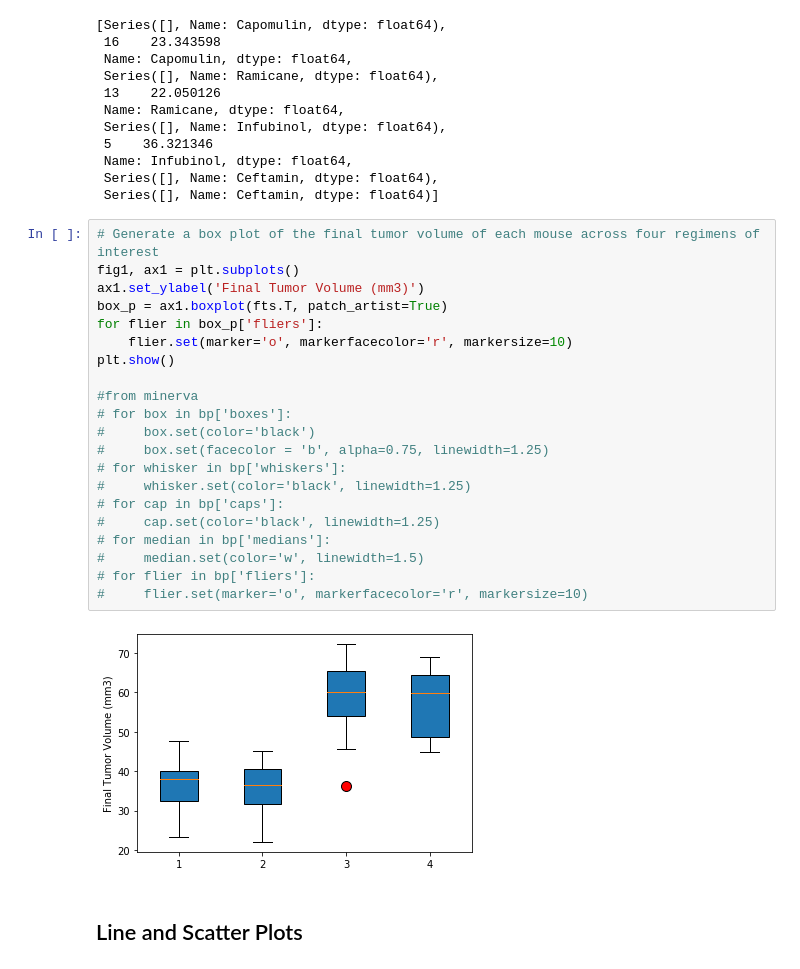
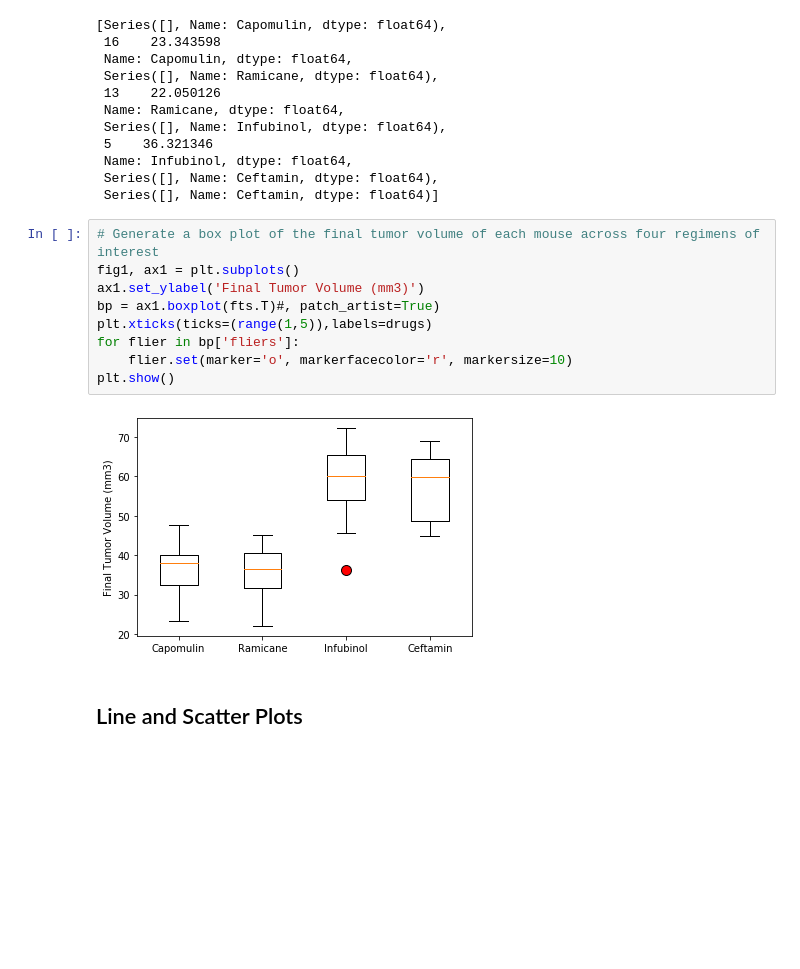
Before and after one commit to brainmagmo/matplotlib-challenge, a Jupyter notebook: Instructions/Pymaceuticals/Pymaceuticals_starter_with_outputs.ipynb, the cells around one changed output. Drawn from its saved outputs; the diff is of its cells as text; blank space fills up the shorter version.

Commit message:
fixed a missing label

```diff
--- a/Instructions/Pymaceuticals/Pymaceuticals_starter_with_outputs.ipynb
+++ b/Instructions/Pymaceuticals/Pymaceuticals_starter_with_outputs.ipynb
@@ -349,26 +349,14 @@ outliers
 # %%
 # Generate a box plot of the final tumor volume of each mouse across four regimens of interest
 fig1, ax1 = plt.subplots()
 ax1.set_ylabel('Final Tumor Volume (mm3)')
-box_p = ax1.boxplot(fts.T, patch_artist=True)
-for flier in box_p['fliers']:
+bp = ax1.boxplot(fts.T)#, patch_artist=True)
+plt.xticks(ticks=(range(1,5)),labels=drugs)
+for flier in bp['fliers']:
     flier.set(marker='o', markerfacecolor='r', markersize=10)
 plt.show()
-
-#from minerva
-# for box in bp['boxes']:
-#     box.set(color='black')
-#     box.set(facecolor = 'b', alpha=0.75, linewidth=1.25)
-# for whisker in bp['whiskers']:
-#     whisker.set(color='black', linewidth=1.25)
-# for cap in bp['caps']:
-#     cap.set(color='black', linewidth=1.25)
-# for median in bp['medians']:
-#     median.set(color='w', linewidth=1.5)
-# for flier in bp['fliers']:
-#     flier.set(marker='o', markerfacecolor='r', markersize=10)
 # %% [output]
-[figure, old version]
+[figure, new version]
 # %% [markdown]
 ## Line and Scatter Plots
 # %%
```
